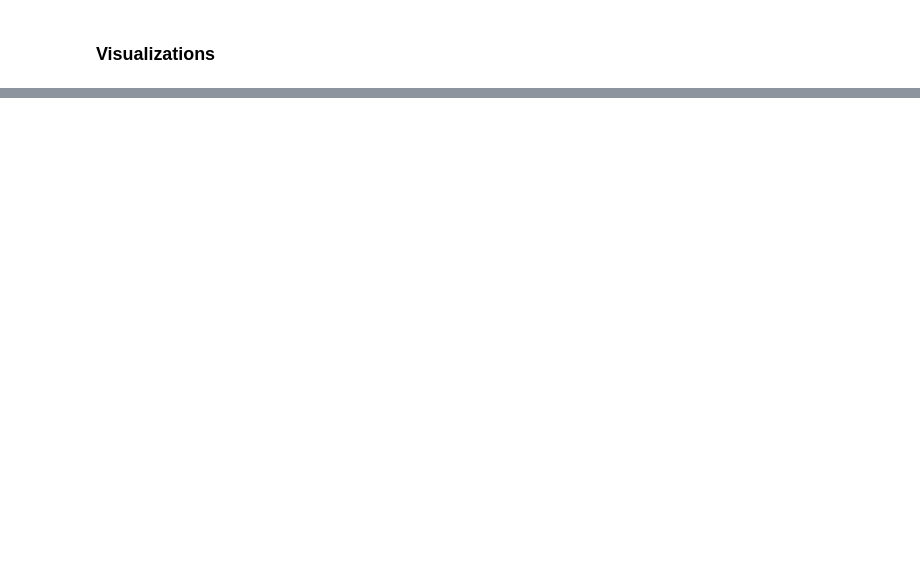
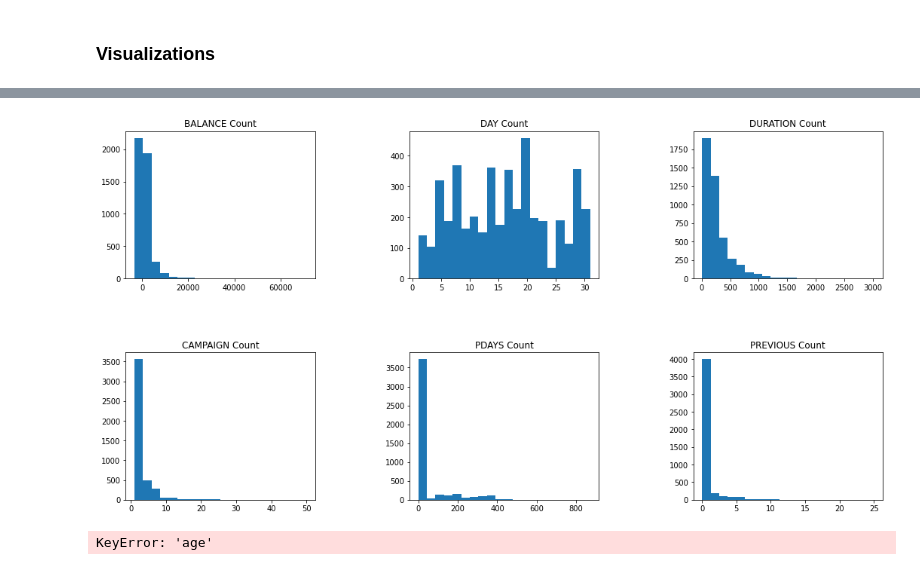
Before and after one commit to sumitraju/data-science, a Jupyter notebook: bank_logistic_regression/bank_logistic_regression.ipynb, the cells around one changed output, grey strips where cells are left out. Drawn from its saved outputs; the diff is of its cells as text; code cells hidden in the pictures; blank space fills up the shorter version.

```diff
--- a/bank_logistic_regression/bank_logistic_regression.ipynb
+++ b/bank_logistic_regression/bank_logistic_regression.ipynb
@@ -241,0 +229,8 @@ for i in range(1, 11):
+# %%
+count_plots(["balance","day","duration","campaign","pdays","previous"],"term_deposite","histogram",dataset_bank)
+# %% [output]
+[figure, added]
+# %%
+plt.scatter(dataset_bank['age'],dataset_bank['term_deposite'])
+# %% [output]
+KeyError: 'age'
```
Also changed, not shown: parts of 16 cells of this notebook.
